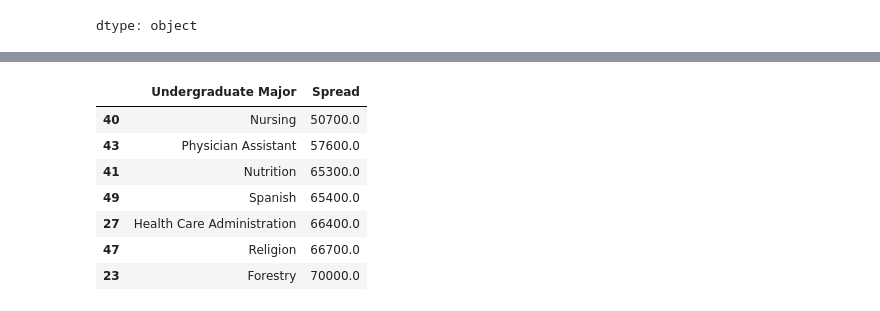
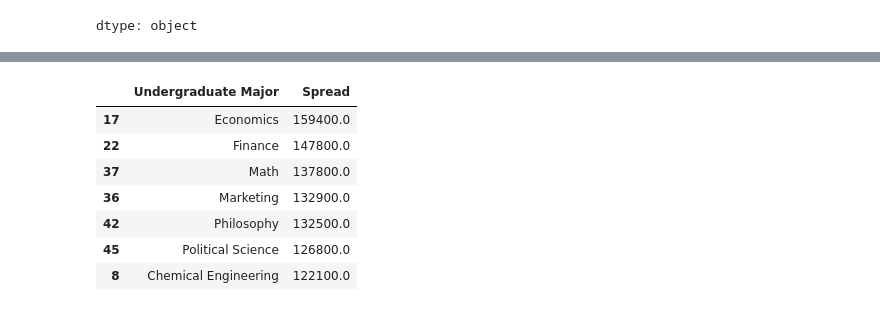
Before and after one commit to SiracencoSerghei/Bootcamp_Python, a Jupyter notebook: day_72/main.ipynb, the cells around one changed output, grey strips where cells are left out. Drawn from its saved outputs; the diff is of its cells as text; code cells hidden in the pictures.

```diff
--- a/day_72/main.ipynb
+++ b/day_72/main.ipynb
@@ -208,14 +195,15 @@ clean_df.head()
 # %%
 ## Sorting by the Lowest Spread
 # %%
-low_risk = clean_df.sort_values('Spread')
+# low_risk = clean_df.sort_values('Spread')
+low_risk = clean_df.sort_values('Spread', ascending=False)
 low_risk[['Undergraduate Major', 'Spread']].head(7)
 # %% [output]
 |  | Undergraduate Major | Spread |
-| 40 | Nursing | 50700.0 |
-| 43 | Physician Assistant | 57600.0 |
-| 41 | Nutrition | 65300.0 |
-| 49 | Spanish | 65400.0 |
-| 27 | Health Care Administration | 66400.0 |
-| 47 | Religion | 66700.0 |
-| 23 | Forestry | 70000.0 |
+| 17 | Economics | 159400.0 |
+| 22 | Finance | 147800.0 |
+| 37 | Math | 137800.0 |
+| 36 | Marketing | 132900.0 |
+| 42 | Philosophy | 132500.0 |
+| 45 | Political Science | 126800.0 |
+| 8 | Chemical Engineering | 122100.0 |
```
Also changed, not shown: parts of 23 cells of this notebook.
